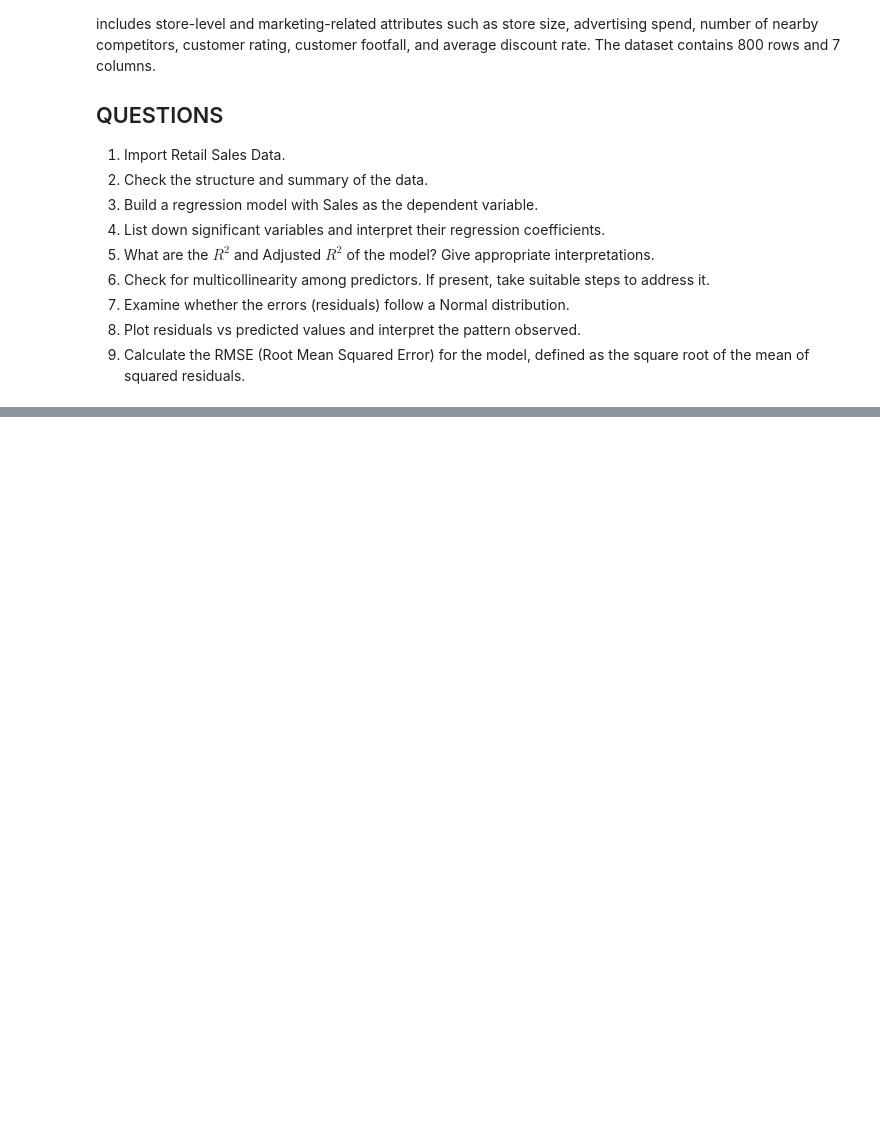
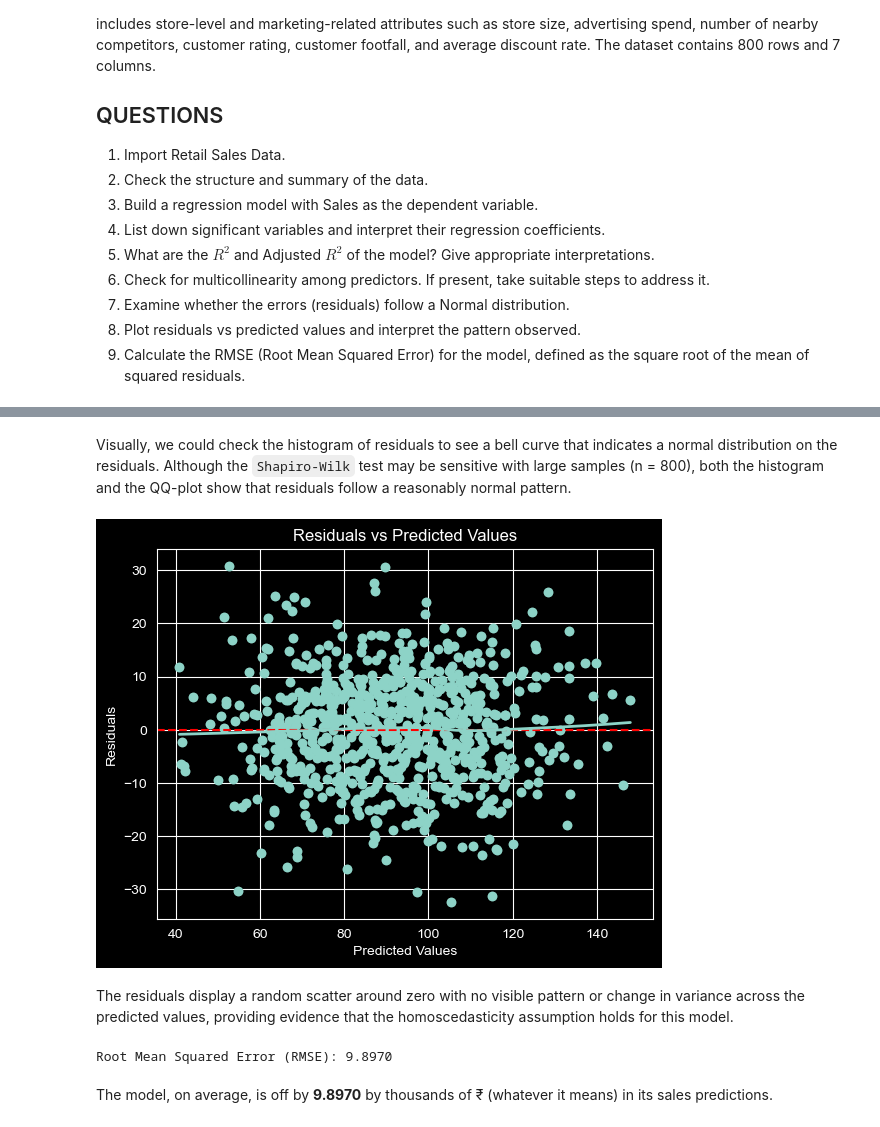
Before and after one commit to bquarkz/master-classes-empty, a Jupyter notebook: notebooks/assignments/m2/assigment_M2U2.ipynb, the cells around one changed output, grey strips where cells are left out. Cells and saved outputs as stored; diff of their text form; code cells hidden in the pictures; blank space fills up the shorter version.

```diff
--- a/notebooks/assignments/m2/assigment_M2U2.ipynb
+++ b/notebooks/assignments/m2/assigment_M2U2.ipynb
@@ -20,0 +249,27 @@ The dataset contains 800 rows and 7 columns.
+# %% [markdown]
+Visually, we could check the histogram of residuals to see a bell curve that indicates a normal distribution on the residuals. Although the `Shapiro-Wilk` test may be sensitive with large samples (n = 800), both the histogram and the QQ-plot show that residuals follow a reasonably normal pattern.
+# %%
+# Residual vs Predicted plot
+df_scaled['predicted'] = model_scaled.fittedvalues
+
+plt.scatter(df_scaled['predicted'], df_scaled['residuals'])
+plt.axhline(0, color='red', linestyle='--')
+sns.regplot(x='predicted', y='residuals', data=df_scaled, lowess=True, scatter_kws={'alpha':0.5}, line_kws={'linewidth':2})
+plt.xlabel('Predicted Values')
+plt.ylabel('Residuals')
+plt.title('Residuals vs Predicted Values')
+plt.show()
+# %% [output]
+[figure, added]
+# %% [markdown]
+The residuals display a random scatter around zero with no visible pattern or change in variance across the predicted values, providing evidence that the homoscedasticity assumption holds for this model.
+# %%
+from sklearn.metrics import mean_squared_error
+import numpy as np
+
+rmse = np.sqrt(mean_squared_error(df_scaled['Sales'], df_scaled['predicted']))
+print(f"Root Mean Squared Error (RMSE): {rmse:.4f}")
+# %% [output]
+Root Mean Squared Error (RMSE): 9.8970
+# %% [markdown]
+The model, on average, is off by **9.8970** by thousands of ₹ (whatever it means) in its sales predictions.
```
Also changed, not shown: parts of 16 cells of this notebook.
